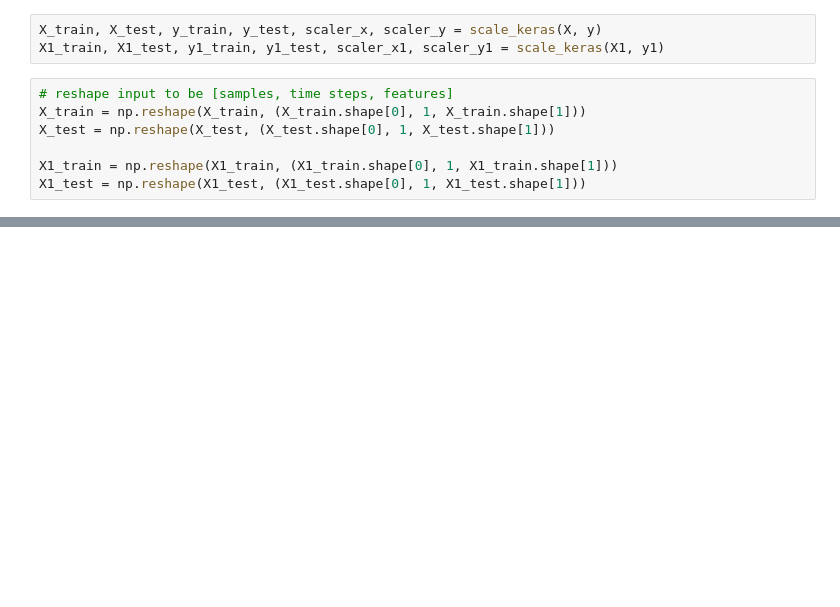
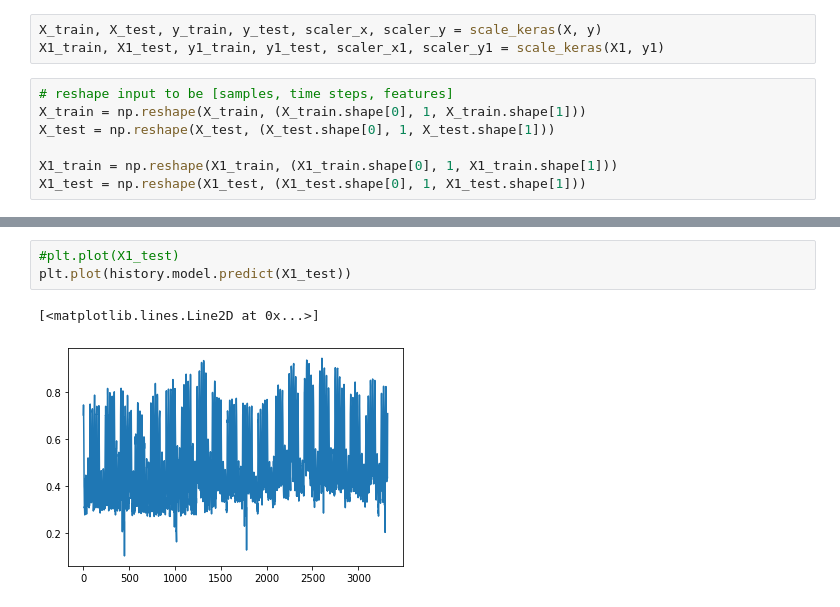
Before and after one commit to eco-data-science-team/LSTM-Anomaly-Detection, a Jupyter notebook: LSTM Notebook.ipynb, the cells around one changed output, grey strips where cells are left out. Drawn from its saved outputs; the diff is of its cells as text; blank space fills up the shorter version.

```diff
--- a/LSTM Notebook.ipynb
+++ b/LSTM Notebook.ipynb
@@ -276,0 +312,6 @@ MAE of test = -18.936
+# %%
+#plt.plot(X1_test)
+plt.plot(history.model.predict(X1_test))
+# %% [output]
+[<matplotlib.lines.Line2D at 0x...>]
+[figure, added]
```
Also changed, not shown: parts of 9 cells of this notebook.
